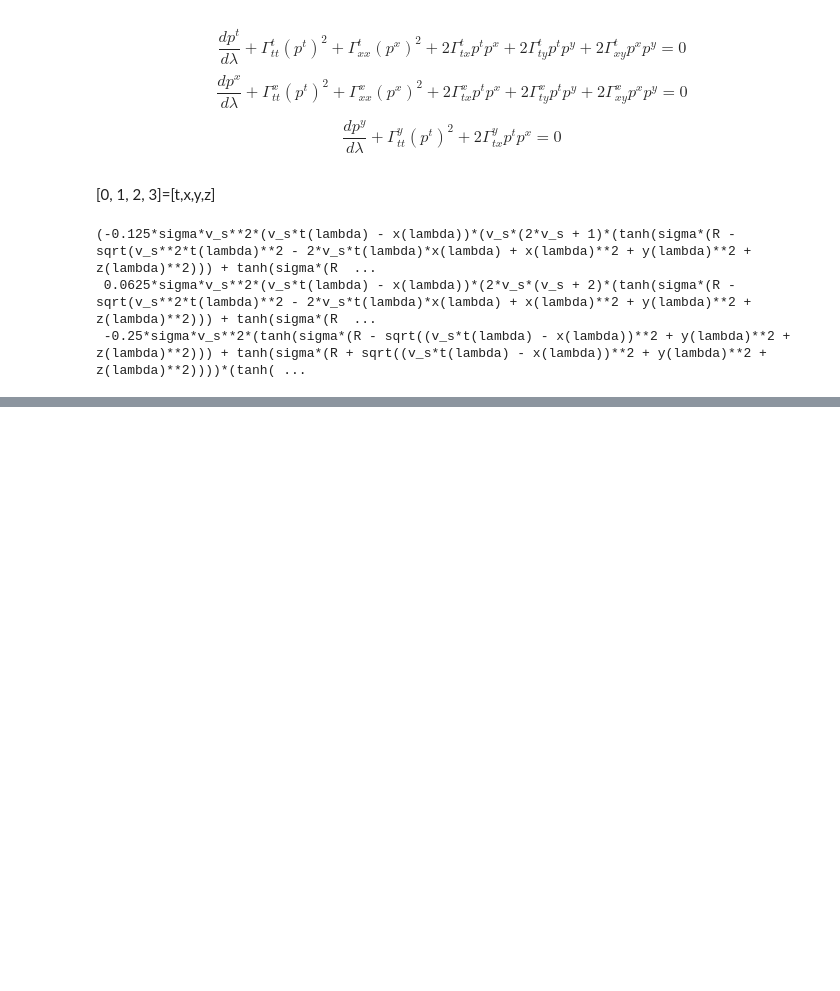
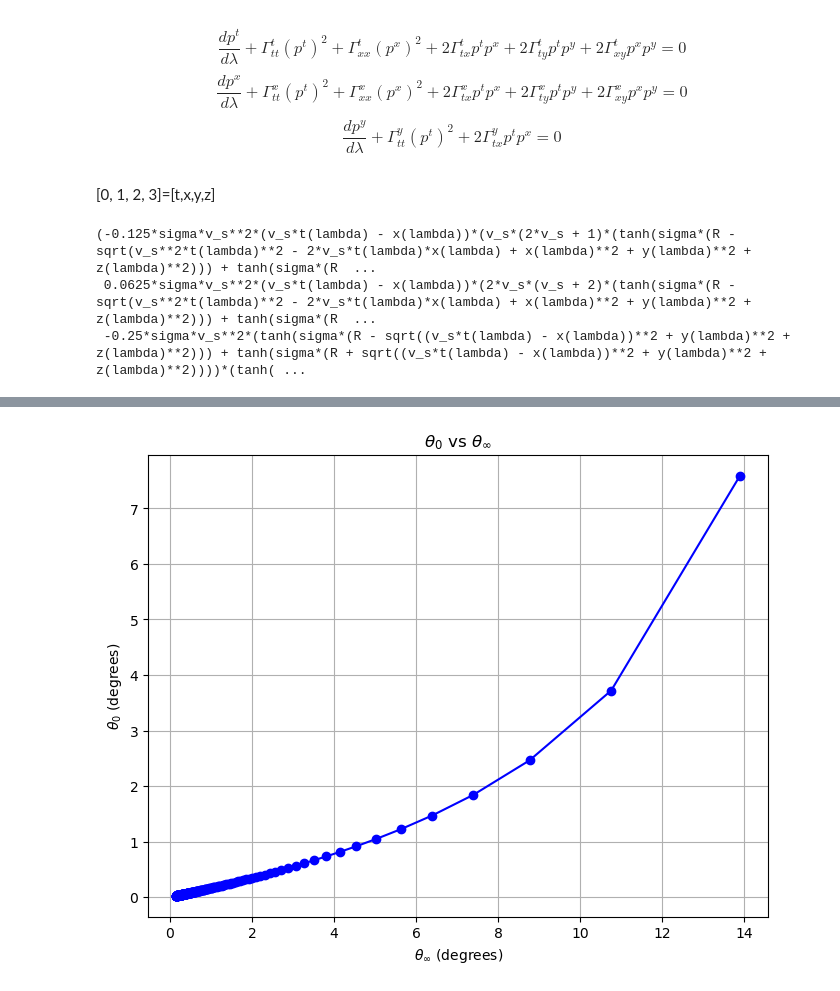
Before and after one commit to zanebeeai/GeneralRelativityStuff, a Jupyter notebook: Null_geodesic_trajectories/recursiveLambda.ipynb, the cells around one changed output, grey strips where cells are left out. Cells and saved outputs as stored; diff of their text form; code cells hidden in the pictures; blank space fills up the shorter version.

Commit message:
added recursive theta_0
does not seem to reflect paper, but I think the geodesics may still be right

```diff
--- a/Null_geodesic_trajectories/recursiveLambda.ipynb
+++ b/Null_geodesic_trajectories/recursiveLambda.ipynb
@@ -328,0 +299,30 @@ plt.show()
+# %%
+# theta naught/inf graphs
+theta_inf_values = []
+theta_0_values = []
+for L in geod.keys():
+    t_prime, x_prime, y_prime = geod[L][1]  # [t', x', y']
+
+    # Convert sympy Float to regular float if necessary
+    x_prime = float(x_prime) if isinstance(x_prime, sp.Float) else x_prime
+    y_prime = float(y_prime) if isinstance(y_prime, sp.Float) else y_prime
+    t_prime = float(t_prime) if isinstance(t_prime, sp.Float) else t_prime
+
+    theta_inf = np.degrees(np.arctan(y_prime / x_prime))
+    theta_0 = np.degrees(np.arctan(y_prime / (x_prime + vs_val * t_prime)))
+
+    theta_inf_values.append(theta_inf)
+    theta_0_values.append(theta_0)
+plt.figure(figsize=(8, 6))
+plt.plot(theta_inf_values, theta_0_values, 'bo-')  # 'bo-' means blue color, circle markers, and solid lines
+plt.ylabel('$\\theta_0$ (degrees)')
+plt.xlabel('$\\theta_{\infty}$ (degrees)')  # Simplified from \text{inf} to inf
+plt.title('$\\theta_0$ vs $\\theta_{\infty}$')
+
+# plt.xlim(0, 180)
+# plt.ylim(0, 180)
+
+plt.grid(True)
+plt.show()
+# %% [output]
+[figure, added]
```
Also changed, not shown: parts of 17 cells of this notebook, 1 other file.
